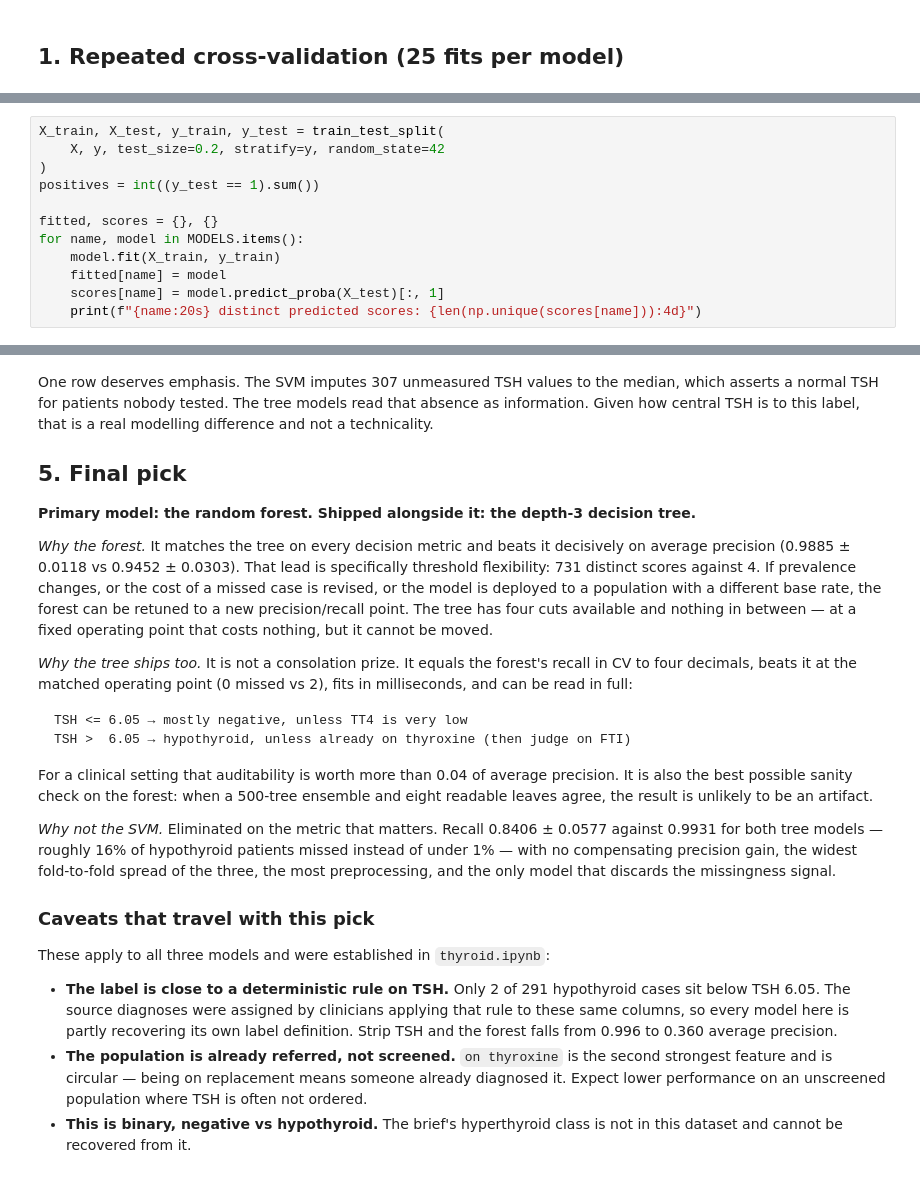
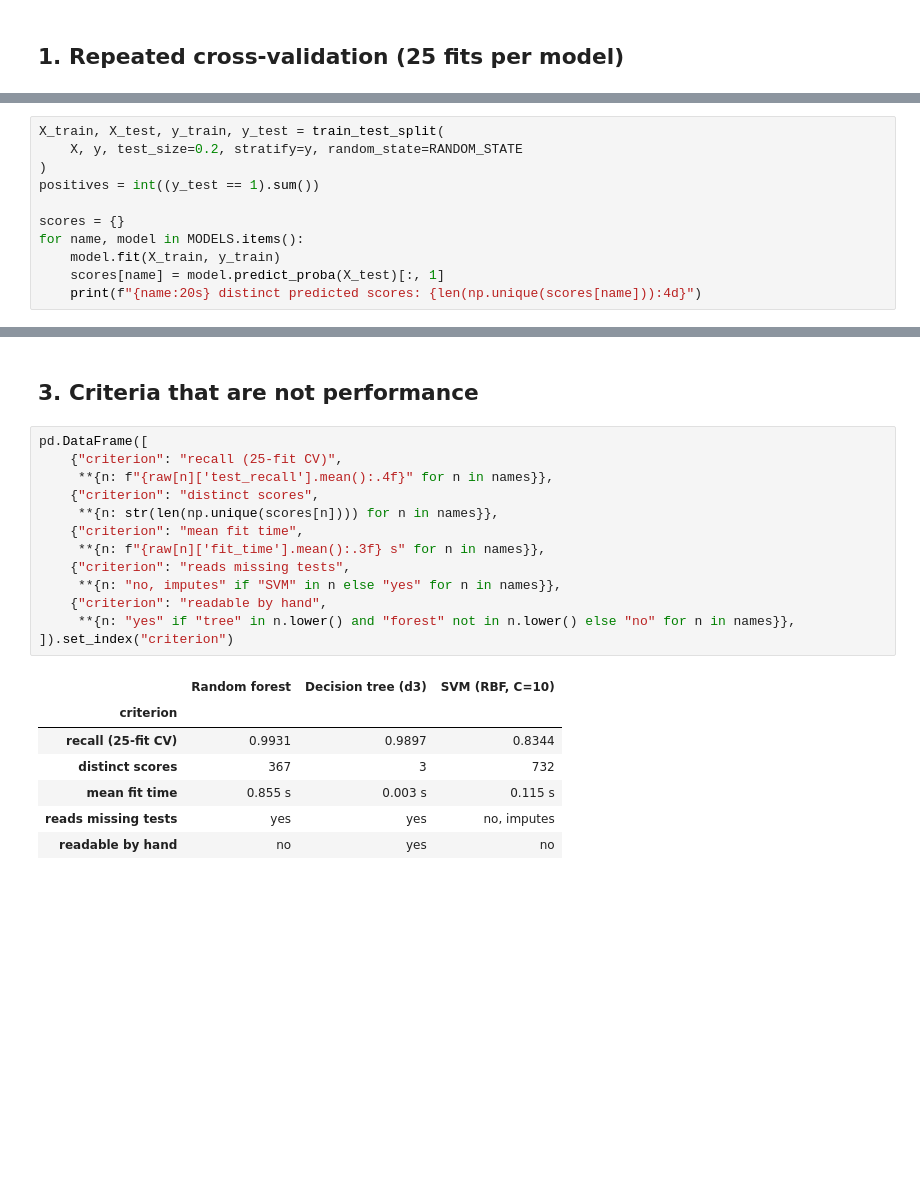
Before and after one commit to pixelhamza/thyroid-prediction-model, a Jupyter notebook: notebook/model_comparison.ipynb, the cells around one changed output, grey strips where cells are left out. Cells and saved outputs as stored; diff of their text form; blank space fills up the shorter version.

````diff
--- a/notebook/model_comparison.ipynb
+++ b/notebook/model_comparison.ipynb
@@ -150,13 +130,12 @@ penalises that even when its chosen cut is excellent.
 # %%
 X_train, X_test, y_train, y_test = train_test_split(
-    X, y, test_size=0.2, stratify=y, random_state=42
+    X, y, test_size=0.2, stratify=y, random_state=RANDOM_STATE
 )
 positives = int((y_test == 1).sum())
 
-fitted, scores = {}, {}
+scores = {}
 for name, model in MODELS.items():
     model.fit(X_train, y_train)
-    fitted[name] = model
     scores[name] = model.predict_proba(X_test)[:, 1]
     print(f"{name:20s} distinct predicted scores: {len(np.unique(scores[name])):4d}")
 # %% [output]
@@ -254,47 +166,23 @@ pd.DataFrame([
-# %% [markdown]
-One row deserves emphasis. The SVM imputes 307 unmeasured TSH values to the median, which asserts
-a normal TSH for patients nobody tested. The tree models read that absence as information. Given
-how central TSH is to this label, that is a real modelling difference and not a technicality.
-
-## 5. Final pick
-
-**Primary model: the random forest. Shipped alongside it: the depth-3 decision tree.**
-
-*Why the forest.* It matches the tree on every decision metric and beats it decisively on average
-precision (0.9885 ± 0.0118 vs 0.9452 ± 0.0303). That lead is specifically threshold flexibility:
-731 distinct scores against 4. If prevalence changes, or the cost of a missed case is revised, or
-the model is deployed to a population with a different base rate, the forest can be retuned to a
-new precision/recall point. The tree has four cuts available and nothing in between — at a fixed
-operating point that costs nothing, but it cannot be moved.
-
-*Why the tree ships too.* It is not a consolation prize. It equals the forest's recall in CV to
-four decimals, beats it at the matched operating point (0 missed vs 2), fits in milliseconds, and can be
-read in full:
-
-```
-TSH <= 6.05 → mostly negative, unless TT4 is very low
-TSH >  6.05 → hypothyroid, unless already on thyroxine (then judge on FTI)
-```
-
-For a clinical setting that auditability is worth more than 0.04 of average precision. It is also
-the best possible sanity check on the forest: when a 500-tree ensemble and eight readable leaves
-agree, the result is unlikely to be an artifact.
-
-*Why not the SVM.* Eliminated on the metric that matters. Recall 0.8406 ± 0.0577 against 0.9931
-for both tree models — roughly 16% of hypothyroid patients missed instead of under 1% — with no
-compensating precision gain, the widest fold-to-fold spread of the three, the most preprocessing,
-and the only model that discards the missingness signal.
-
-### Caveats that travel with this pick
-
-These apply to all three models and were established in `thyroid.ipynb`:
-
-- **The label is close to a deterministic rule on TSH.** Only 2 of 291 hypothyroid cases sit below
-  TSH 6.05. The source diagnoses were assigned by clinicians applying that rule to these same
-  columns, so every model here is partly recovering its own label definition. Strip TSH and the
-  forest falls from 0.996 to 0.360 average precision.
-- **The population is already referred, not screened.** `on thyroxine` is the second strongest
-  feature and is circular — being on replacement means someone already diagnosed it. Expect lower
-  performance on an unscreened population where TSH is often not ordered.
-- **This is binary, negative vs hypothyroid.** The brief's hyperthyroid class is not in this
-  dataset and cannot be recovered from it.
+# %% [markdown]
+## 3. Criteria that are not performance
+# %%
+pd.DataFrame([
+    {"criterion": "recall (25-fit CV)",
+     **{n: f"{raw[n]['test_recall'].mean():.4f}" for n in names}},
+    {"criterion": "distinct scores",
+     **{n: str(len(np.unique(scores[n]))) for n in names}},
+    {"criterion": "mean fit time",
+     **{n: f"{raw[n]['fit_time'].mean():.3f} s" for n in names}},
+    {"criterion": "reads missing tests",
+     **{n: "no, imputes" if "SVM" in n else "yes" for n in names}},
+    {"criterion": "readable by hand",
+     **{n: "yes" if "tree" in n.lower() and "forest" not in n.lower() else "no" for n in names}},
+]).set_index("criterion")
+# %% [output]
+|  | Random forest | Decision tree (d3) | SVM (RBF, C=10) |
+| criterion |  |  |  |
+| recall (25-fit CV) | 0.9931 | 0.9897 | 0.8344 |
+| distinct scores | 367 | 3 | 732 |
+| mean fit time | 0.855 s | 0.003 s | 0.115 s |
+| reads missing tests | yes | yes | no, imputes |
+| readable by hand | no | yes | no |
````
Also changed, not shown: parts of 19 cells of this notebook, 12 other files.
